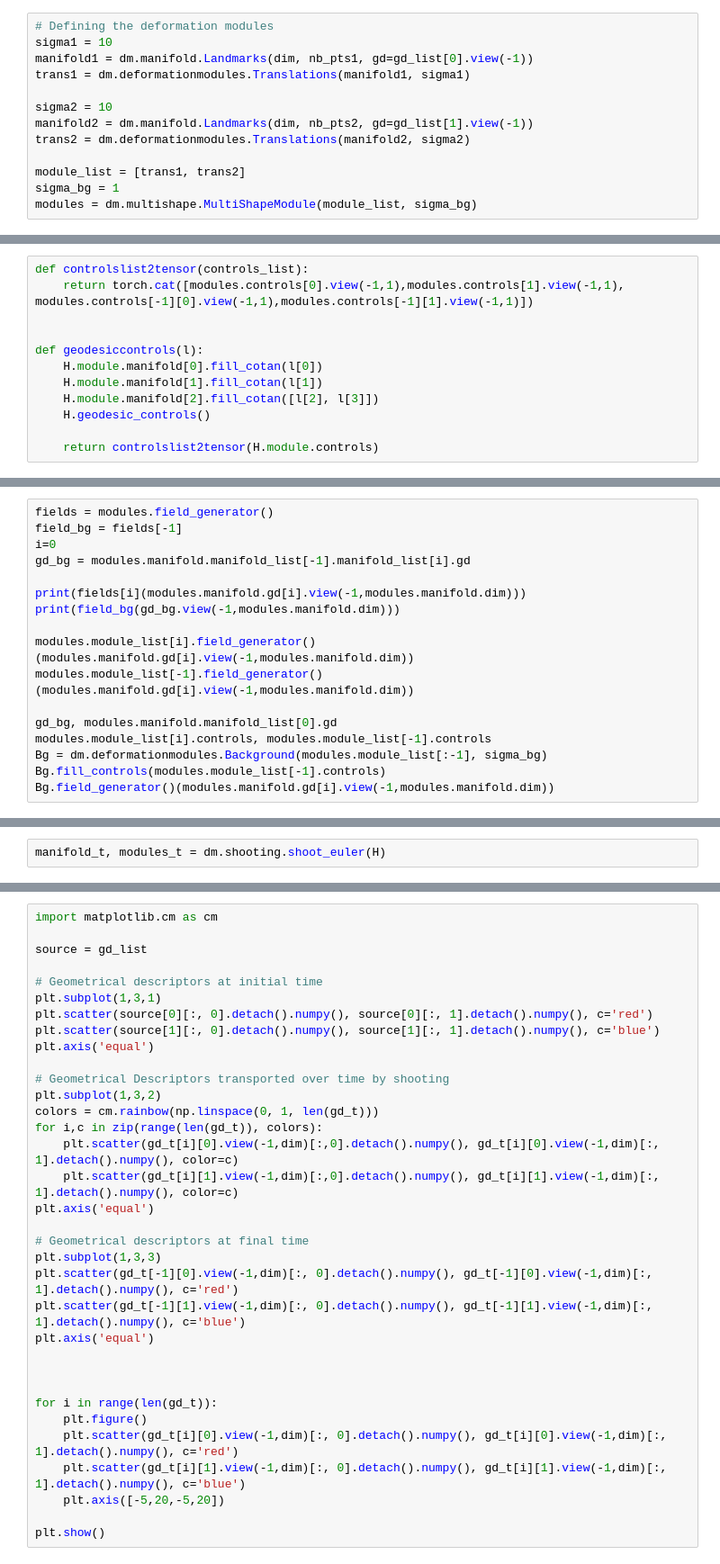
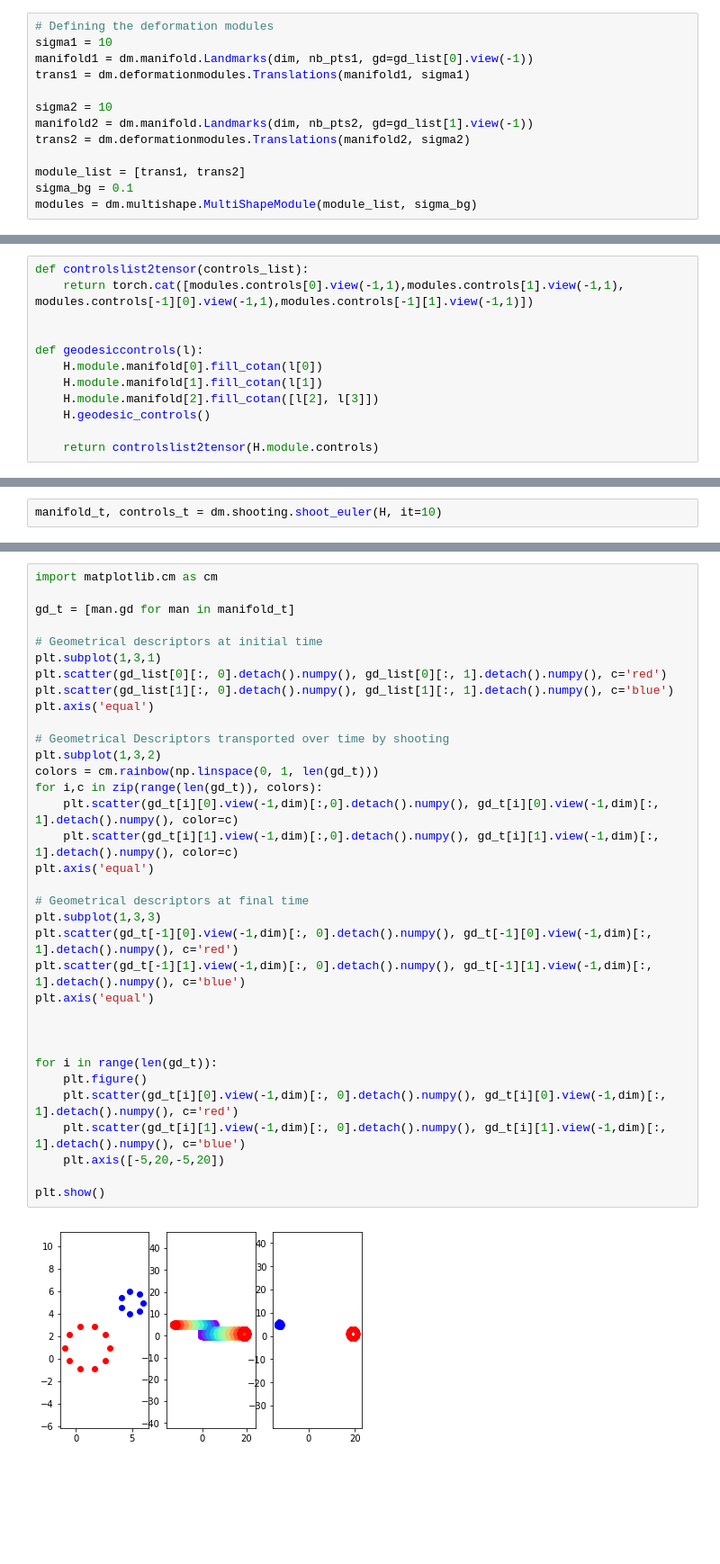
Before and after one commit to RosaKow/Masterthesis, a Jupyter notebook: defmod/Notebook-shooting.py.ipynb, the cells around one changed output, grey strips where cells are left out. Shown at 90% size. Drawn from its saved outputs; the diff is of its cells as text; blank space fills up the shorter version.

```diff
--- a/defmod/Notebook-shooting.py.ipynb
+++ b/defmod/Notebook-shooting.py.ipynb
@@ -46,7 +45,7 @@ manifold2 = dm.manifold.Landmarks(dim, nb_pts2, gd=gd_list[1].view(-1))
 trans2 = dm.deformationmodules.Translations(manifold2, sigma2)
 
 module_list = [trans1, trans2]
-sigma_bg = 1
+sigma_bg = 0.1
 modules = dm.multishape.MultiShapeModule(module_list, sigma_bg)
 # %%
 # Setting cotangent variables
@@ -269,17 +166,0 @@ tensor(129.9349, grad_fn=<AddBackward0>)
-# %%
-fields = modules.field_generator()
-field_bg = fields[-1]
-i=0
-gd_bg = modules.manifold.manifold_list[-1].manifold_list[i].gd
-
-print(fields[i](modules.manifold.gd[i].view(-1,modules.manifold.dim)))
-print(field_bg(gd_bg.view(-1,modules.manifold.dim)))
-
-modules.module_list[i].field_generator()(modules.manifold.gd[i].view(-1,modules.manifold.dim))
-modules.module_list[-1].field_generator()(modules.manifold.gd[i].view(-1,modules.manifold.dim))
-
-gd_bg, modules.manifold.manifold_list[0].gd
-modules.module_list[i].controls, modules.module_list[-1].controls
-Bg = dm.deformationmodules.Background(modules.module_list[:-1], sigma_bg)
-Bg.fill_controls(modules.module_list[-1].controls)
-Bg.field_generator()(modules.manifold.gd[i].view(-1,modules.manifold.dim))
@@ -317,2 +167,2 @@ tensor([[3.3984, 0.0000],
 # %%
-manifold_t, modules_t = dm.shooting.shoot_euler(H)
+manifold_t, controls_t = dm.shooting.shoot_euler(H, it=10)
@@ -321,34 +169,36 @@ gd_t = [man.gd for man in manifold_t]
 # %%
 import matplotlib.cm as cm
 
-source = gd_list
+gd_t = [man.gd for man in manifold_t]
 
 # Geometrical descriptors at initial time
 plt.subplot(1,3,1)
-plt.scatter(source[0][:, 0].detach().numpy(), source[0][:, 1].detach().numpy(), c='red')
-plt.scatter(source[1][:, 0].detach().numpy(), source[1][:, 1].detach().numpy(), c='blue')
+plt.scatter(gd_list[0][:, 0].detach().numpy(), gd_list[0][:, 1].detach().numpy(), c='red')
+plt.scatter(gd_list[1][:, 0].detach().numpy(), gd_list[1][:, 1].detach().numpy(), c='blue')
 plt.axis('equal')
 
 # Geometrical Descriptors transported over time by shooting
 plt.subplot(1,3,2)
 colors = cm.rainbow(np.linspace(0, 1, len(gd_t)))
 for i,c in zip(range(len(gd_t)), colors):
     plt.scatter(gd_t[i][0].view(-1,dim)[:,0].detach().numpy(), gd_t[i][0].view(-1,dim)[:, 1].detach().numpy(), color=c)
     plt.scatter(gd_t[i][1].view(-1,dim)[:,0].detach().numpy(), gd_t[i][1].view(-1,dim)[:, 1].detach().numpy(), color=c)
 plt.axis('equal')
 
 # Geometrical descriptors at final time
 plt.subplot(1,3,3)
 plt.scatter(gd_t[-1][0].view(-1,dim)[:, 0].detach().numpy(), gd_t[-1][0].view(-1,dim)[:, 1].detach().numpy(), c='red')
 plt.scatter(gd_t[-1][1].view(-1,dim)[:, 0].detach().numpy(), gd_t[-1][1].view(-1,dim)[:, 1].detach().numpy(), c='blue')
 plt.axis('equal')
 
 
 
 for i in range(len(gd_t)):
     plt.figure()
     plt.scatter(gd_t[i][0].view(-1,dim)[:, 0].detach().numpy(), gd_t[i][0].view(-1,dim)[:, 1].detach().numpy(), c='red')
     plt.scatter(gd_t[i][1].view(-1,dim)[:, 0].detach().numpy(), gd_t[i][1].view(-1,dim)[:, 1].detach().numpy(), c='blue')
     plt.axis([-5,20,-5,20])
 
 plt.show()
+# %% [output]
+[figure, added]
```
Also changed, not shown: parts of 25 cells of this notebook, 18 other files.
